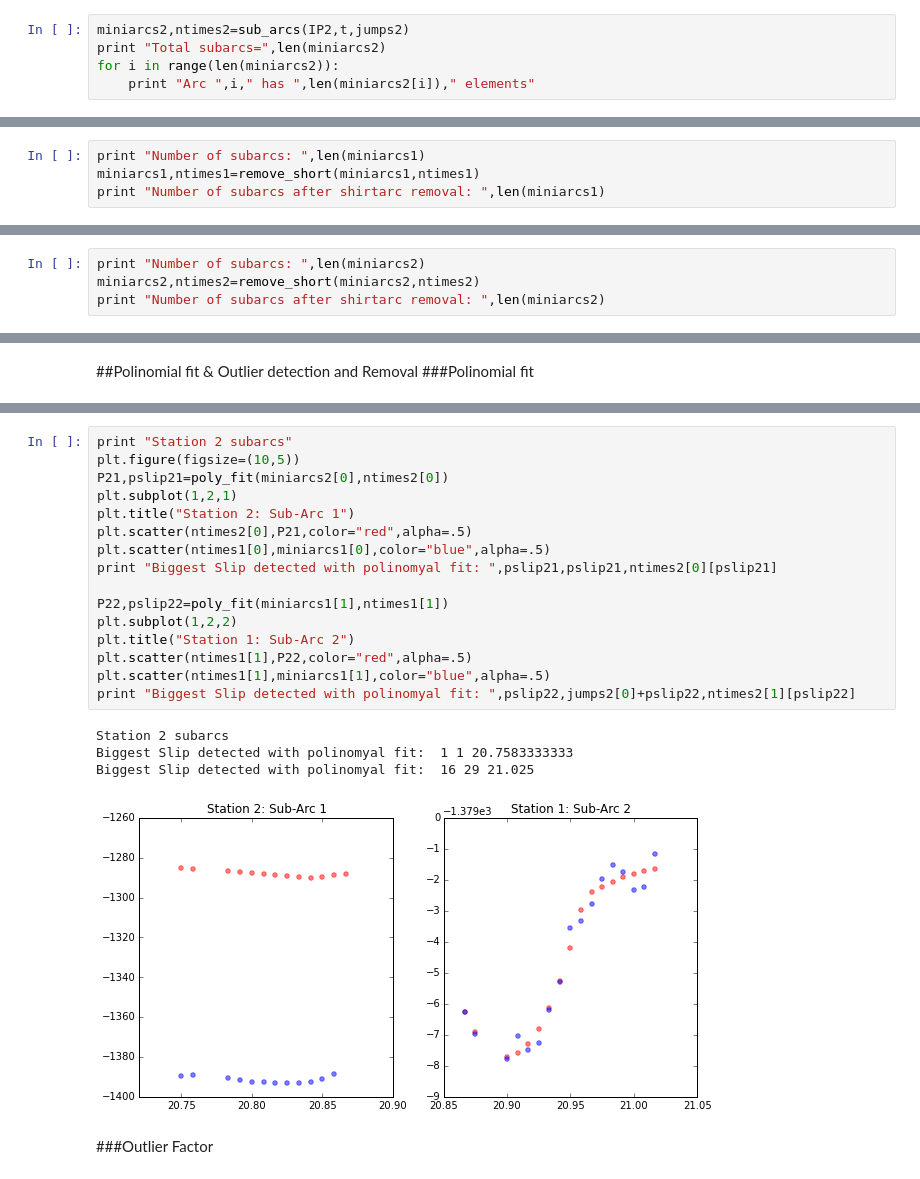
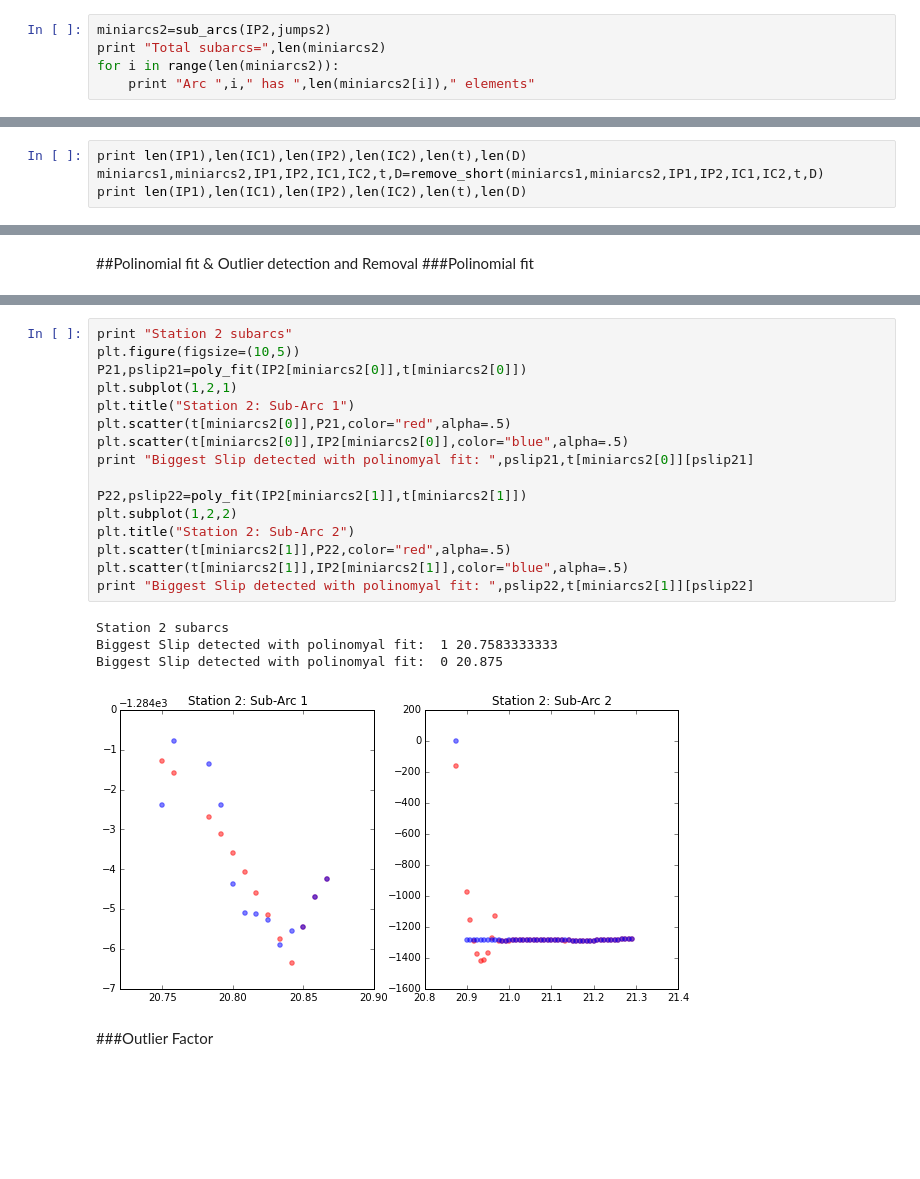
Before and after one commit to loveforeverLi/Trabajo_GNSS, a Jupyter notebook: Ejercicios 2. Iono Gradients-WOOS-GARF.ipynb, the cells around one changed output, grey strips where cells are left out. Cells and saved outputs as stored; diff of their text form; blank space fills up the shorter version.

Commit message:
Funciones de remover slips mejoradas

```diff
--- a/Ejercicios 2. Iono Gradients-WOOS-GARF.ipynb
+++ b/Ejercicios 2. Iono Gradients-WOOS-GARF.ipynb
@@ -148,7 +148,7 @@ Arc  0  has  12  elements
 Arc  1  has  17  elements
 Arc  2  has  33  elements
 # %%
-miniarcs2,ntimes2=sub_arcs(IP2,t,jumps2)
+miniarcs2=sub_arcs(IP2,jumps2)
 print "Total subarcs=",len(miniarcs2)
 for i in range(len(miniarcs2)):
     print "Arc ",i," has ",len(miniarcs2[i])," elements"
@@ -159,7 +159,3 @@ Arc  1  has  49  elements
 # %% [markdown]
 ##Short arc Removal
 Also, miniarcs with less than 10 elements, or five minutes are removed. **The short arcs need to be discarded because leveling errors for those arcs are typically large and cause ionospheric delay estimation errors. **
-# %%
-print "Number of subarcs: ",len(miniarcs1)
-miniarcs1,ntimes1=remove_short(miniarcs1,ntimes1)
-print "Number of subarcs after shirtarc removal: ",len(miniarcs1)
@@ -169,4 +161,0 @@ Number of subarcs after shirtarc removal:  3
-# %%
-print "Number of subarcs: ",len(miniarcs2)
-miniarcs2,ntimes2=remove_short(miniarcs2,ntimes2)
-print "Number of subarcs after shirtarc removal: ",len(miniarcs2)
@@ -175,0 +162,4 @@ Number of subarcs after shirtarc removal:  2
+# %%
+print len(IP1),len(IC1),len(IP2),len(IC2),len(t),len(D)
+miniarcs1,miniarcs2,IP1,IP2,IC1,IC2,t,D=remove_short(miniarcs1,miniarcs2,IP1,IP2,IC1,IC2,t,D)
+print len(IP1),len(IC1),len(IP2),len(IC2),len(t),len(D)
@@ -276,24 +215,24 @@ Biggest Slip detected with polinomyal fit:  1 30 21.1583333333
 # %%
 print "Station 2 subarcs"
 plt.figure(figsize=(10,5))
-P21,pslip21=poly_fit(miniarcs2[0],ntimes2[0])
+P21,pslip21=poly_fit(IP2[miniarcs2[0]],t[miniarcs2[0]])
 plt.subplot(1,2,1)
 plt.title("Station 2: Sub-Arc 1")
-plt.scatter(ntimes2[0],P21,color="red",alpha=.5)
-plt.scatter(ntimes1[0],miniarcs1[0],color="blue",alpha=.5)
-print "Biggest Slip detected with polinomyal fit: ",pslip21,pslip21,ntimes2[0][pslip21]
+plt.scatter(t[miniarcs2[0]],P21,color="red",alpha=.5)
+plt.scatter(t[miniarcs2[0]],IP2[miniarcs2[0]],color="blue",alpha=.5)
+print "Biggest Slip detected with polinomyal fit: ",pslip21,t[miniarcs2[0]][pslip21]
 
-P22,pslip22=poly_fit(miniarcs1[1],ntimes1[1])
+P22,pslip22=poly_fit(IP2[miniarcs2[1]],t[miniarcs2[1]])
 plt.subplot(1,2,2)
-plt.title("Station 1: Sub-Arc 2")
-plt.scatter(ntimes1[1],P22,color="red",alpha=.5)
-plt.scatter(ntimes1[1],miniarcs1[1],color="blue",alpha=.5)
-print "Biggest Slip detected with polinomyal fit: ",pslip22,jumps2[0]+pslip22,ntimes2[1][pslip22]
+plt.title("Station 2: Sub-Arc 2")
+plt.scatter(t[miniarcs2[1]],P22,color="red",alpha=.5)
+plt.scatter(t[miniarcs2[1]],IP2[miniarcs2[1]],color="blue",alpha=.5)
+print "Biggest Slip detected with polinomyal fit: ",pslip22,t[miniarcs2[1]][pslip22]
 # %% [output]
 Station 2 subarcs
-Biggest Slip detected with polinomyal fit:  1 1 20.7583333333
-Biggest Slip detected with polinomyal fit:  16 29 21.025
+Biggest Slip detected with polinomyal fit:  1 20.7583333333
+Biggest Slip detected with polinomyal fit:  0 20.875
-[figure, old version]
+[figure, new version]
 # %% [markdown]
 ###Outlier Factor
 # %%
```
Also changed, not shown: parts of 31 cells of this notebook, 2 other files.
